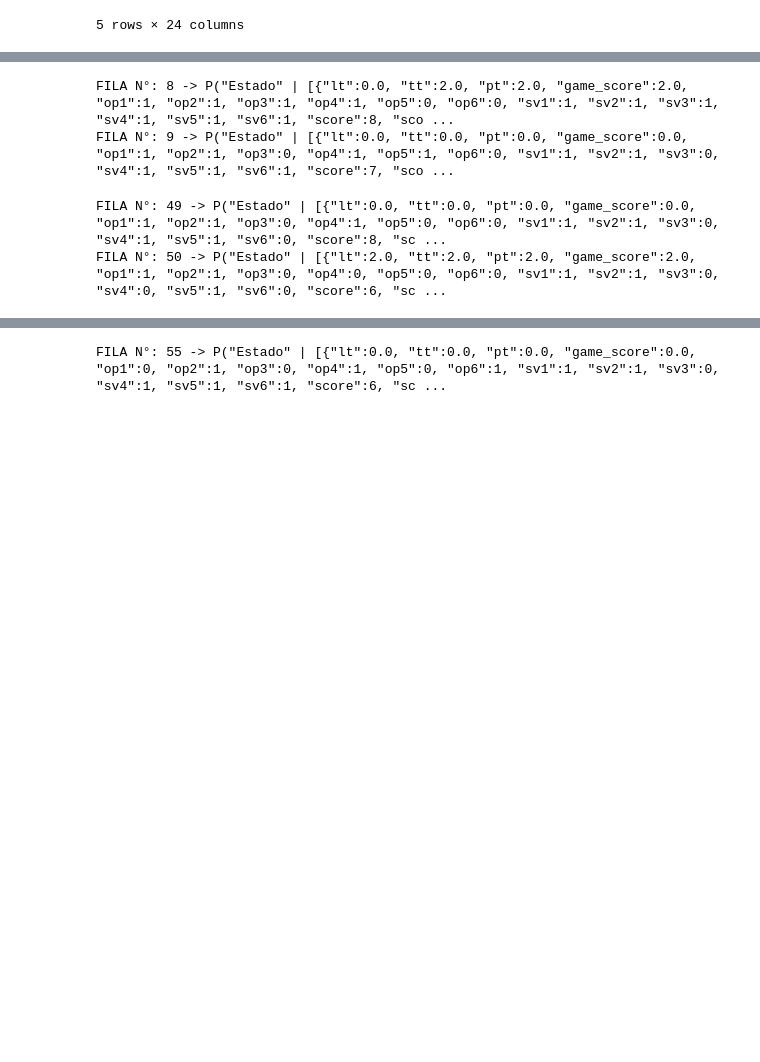
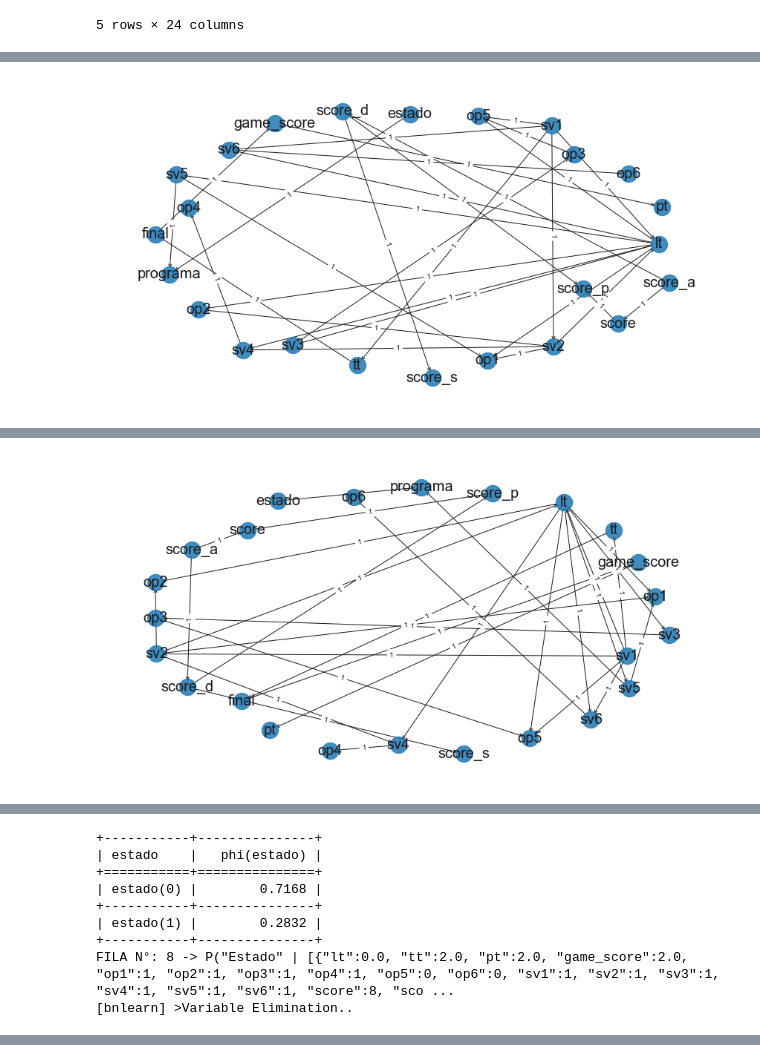
Before and after one commit to rtarbes/tesisBN, a Jupyter notebook: ModeloBN.ipynb, the cells around one changed output, grey strips where cells are left out. Cells and saved outputs as stored; diff of their text form; code cells hidden in the pictures; blank space fills up the shorter version.

Commit message:
Versión Estable
Versión estable del modelo bayesiano

```diff
--- a/ModeloBN.ipynb
+++ b/ModeloBN.ipynb
@@ -295,7 +294,7 @@ df = df.loc[:, ['lt', 'tt', 'pt', 'game_score',
                 'op1','op2', 'op3', 'op4', 'op5', 'op6',
                 'sv1','sv2','sv3','sv4','sv5','sv6',
                 'score', 'score_a', 'score_p', 'score_d', 'score_s',
-                'programa2', 'final', 'estado']]
+                'programa', 'final', 'estado']]
 
 df.head()
 # %% [output]
@@ -337,43 +336,75 @@ df.head()
 | 4 | 0.0 | 2.0 | 2.0 | 2.0 | 1 | 1 | 1 | 1 | 1 | 1 | ... | ... |
 5 rows × 24 columns
 # %%
+import bnlearn as bn
+
 #indica cual va a ser el muestreo estratificado usando la clase "estado"
 #cada fold mantiene la proporcion orignal de clases
 #n_splits = el numero de experimentos a realizar
-skf = StratifiedKFold(n_splits=5) #ejecutar con random state
+skf = StratifiedKFold(n_splits=5, shuffle=True, random_state=1)
 target = df.loc[:, 'estado'] #todas las filas de la columna "estado"
 
 fold_no = 1
 for train_index, test_index in skf.split(df, target):
-    #entrenando la porción de datos que proporcionó el muestreo estratificado
+    #---------------------------------------------------------------------------
+    #INICIO: SECCION DE ENTRENAMIENTO
+    #---------------------------------------------------------------------------
+
+    #entrega la porción de datos que serán usados como entrenamiento
     train = df.loc[train_index,:] #todas las columnas de la fila "train_index"
 
     #aprendiendo la estructura y los parametros de la porción de datos entrenados
-    estructura = bn.structure_learning.fit(train)
-    modelo = bn.parameter_learning.fit(estructura, train)
+    modelo = bl.Aprendizaje(train)
 
-    #muestra como queda la red bayesiana con la porción de los datos entrenados y los parametros aprendidos
-    #G = bn.plot(modelo)
+    #transformando el modelo aprendido en un dataset que pueda ser inferido
+    newModel = bl.modelToDataFrame(modelo, train)
 
-    #entrega la porción de datos que serán usados como test para realizar la inferencia usando propabilidad conjunta
+    #realizando la inferencia de los datos de entrenamiento
+    probTrain = bl.probabilidadConjunta(modelo, newModel)
+
+    i = 0 #columna que queremos obtener
+    lista_train = [fila[i] for fila in probTrain]
+
+    #---------------------------------------------------------------------------
+    #FIN: SECCION DE ENTRENAMIENTO
+    #---------------------------------------------------------------------------
+
+    #---------------------------------------------------------------------------
+    #INICIO: SECCION DE PRUEBAS
+    #---------------------------------------------------------------------------
+
+    #entrega la porción de datos que serán usados como pruebas
     test = df.loc[test_index,:] #todas las columnas de la fila "test_index"
-    print(test)
+
+    #aprendiendo la estructura y los parametros de la porción de datos de pruebas
+    modelo = bl.Aprendizaje(test)
+
+    #transformando el modelo aprendido en un dataset que pueda ser inferido
+    newModel = bl.modelToDataFrame(modelo, test)
 
     #realizando la inferencia de los datos de prueba
-    valor = bl.probabilidadConjunta(modelo, test)
-    print(valor)
+    probTest = bl.probabilidadConjunta(modelo, newModel)
 
     i = 0 #columna que queremos obtener
-    lista_test = [fila[i] for fila in valor]
+    lista_test = [fila[i] for fila in probTest]
 
+    #---------------------------------------------------------------------------
+    #FIN: SECCION DE PRUEBAS
+    #---------------------------------------------------------------------------
+
+    #---------------------------------------------------------------------------
+    #INICIO: MOSTRANDO LOS RESULTADOS DEL ENTRANAMIENTO Y LAS PRUEBAS
+    #---------------------------------------------------------------------------
     print('largo de train: ', len(train))
+    print('(TRAIN) Fold', str(fold_no), 'Precisión            :', accuracy_score(lista_train, train.loc[:, 'estado']))
+    print('(TRAIN) Fold', str(fold_no), 'Precisión balanceada :', balanced_accuracy_score(lista_train, train.loc[:, 'estado']))
+    print('(TRAIN) Fold', str(fold_no), 'Class Ratio          :', sum(train['estado'])/len(train['estado']))
+
     print('largo de test : ', len(test))
-    print('largo de proba: ', len(lista_test))
+    print('(TEST) Fold', str(fold_no), 'Precisión            :', accuracy_score(lista_test, test.loc[:, 'estado']))
+    print('(TEST) Fold', str(fold_no), 'Precisión balanceada :', balanced_accuracy_score(lista_test, test.loc[:, 'estado']))
+    print('(TEST) Fold', str(fold_no), 'Class Ratio          :', sum(test['estado'])/len(test['estado']))
 
-    print('Fold', str(fold_no), 'Precisión  :', accuracy_score(lista_test, test.loc[:, 'estado']))
-    print('Fold', str(fold_no), 'Precisión balanceada  :', balanced_accuracy_score(lista_test, test.loc[:, 'estado']))
-
-    print('Fold', str(fold_no), 'Class Ratio:',sum(test['estado'])/len(test['estado']))
     fold_no += 1
 # %% [output]
 [bnlearn] >Computing best DAG using [hc]
@@ -395,0 +413 @@ FILA N°: 0 -> P("Estado" | [{"lt":0.0, "tt":2.0, "pt":2.0, "game_score":2.0, "o
+[figure, added]
@@ -398,0 +431 @@ FILA N°: 3 -> P("Estado" | [{"lt":1.0, "tt":0.0, "pt":0.0, "game_score":0.0, "o
+[figure, added]
@@ -403,4 +469,9 @@ FILA N°: 7 -> P("Estado" | [{"lt":0.0, "tt":3.0, "pt":3.0, "game_score":3.0, "o
++-----------+---------------+
+| estado    |   phi(estado) |
++===========+===============+
+| estado(0) |        0.7168 |
++-----------+---------------+
+| estado(1) |        0.2832 |
++-----------+---------------+
 FILA N°: 8 -> P("Estado" | [{"lt":0.0, "tt":2.0, "pt":2.0, "game_score":2.0, "op1":1, "op2":1, "op3":1, "op4":1, "op5":0, "op6":0, "sv1":1, "sv2":1, "sv3":1, "sv4":1, "sv5":1, "sv6":1, "score":8, "sco ...
-FILA N°: 9 -> P("Estado" | [{"lt":0.0, "tt":0.0, "pt":0.0, "game_score":0.0, "op1":1, "op2":1, "op3":0, "op4":1, "op5":1, "op6":0, "sv1":1, "sv2":1, "sv3":0, "sv4":1, "sv5":1, "sv6":1, "score":7, "sco ...
+[bnlearn] >Variable Elimination..
-FILA N°: 49 -> P("Estado" | [{"lt":0.0, "tt":0.0, "pt":0.0, "game_score":0.0, "op1":1, "op2":1, "op3":0, "op4":1, "op5":0, "op6":0, "sv1":1, "sv2":1, "sv3":0, "sv4":1, "sv5":1, "sv6":0, "score":8, "sc ...
-FILA N°: 50 -> P("Estado" | [{"lt":2.0, "tt":2.0, "pt":2.0, "game_score":2.0, "op1":1, "op2":1, "op3":0, "op4":0, "op5":0, "op6":0, "sv1":1, "sv2":1, "sv3":0, "sv4":0, "sv5":1, "sv6":0, "score":6, "sc ...
@@ -411 +477,0 @@ FILA N°: 54 -> P("Estado" | [{"lt":1.0, "tt":0.0, "pt":0.0, "game_score":0.0, "
-FILA N°: 55 -> P("Estado" | [{"lt":0.0, "tt":0.0, "pt":0.0, "game_score":0.0, "op1":0, "op2":1, "op3":0, "op4":1, "op5":0, "op6":1, "sv1":1, "sv2":1, "sv3":0, "sv4":1, "sv5":1, "sv6":1, "score":6, "sc ...
```
Also changed, not shown: parts of 5 cells of this notebook, 2 other files.
